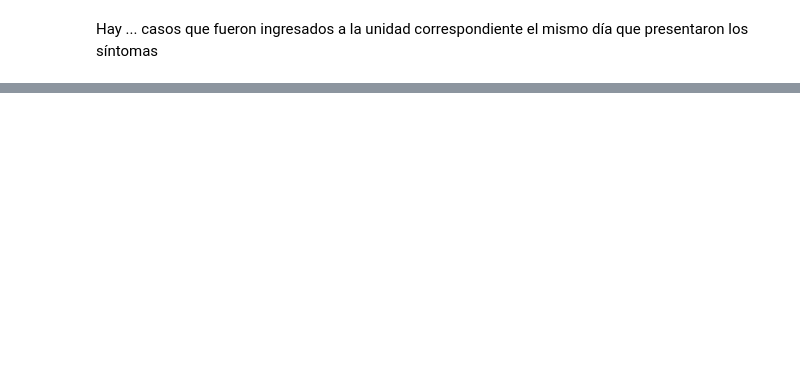
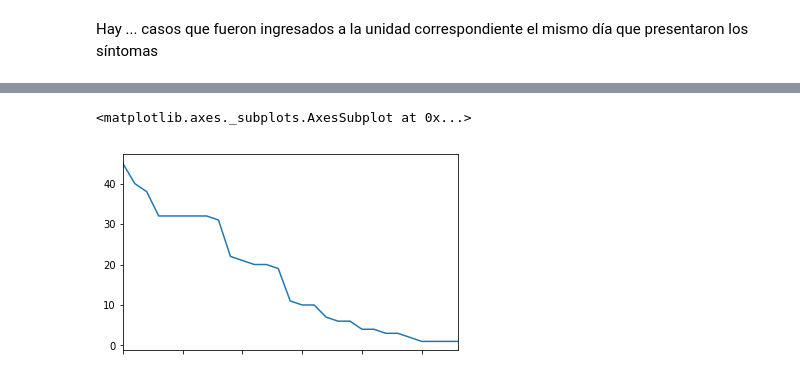
Before and after one commit to jr2bg/COVID19_MX_dataAnalysis, a Jupyter notebook: COVID19_mx.ipynb, the cells around one changed output, grey strips where cells are left out. Saved outputs shown, nothing was run; the diff lists cells and outputs as text; code cells hidden in the pictures; blank space fills up the shorter version.

```diff
--- a/COVID19_mx.ipynb
+++ b/COVID19_mx.ipynb
@@ -156,0 +228,6 @@ Hay ... casos que fueron ingresados a la unidad correspondiente el mismo día qu
+# %%
+df_fallecidos_COVID = df_fallecidos[df_fallecidos["RESULTADO"] == 1].copy()
+df_fallecidos_COVID["DIAS_ENF"].value_counts().plot()
+# %% [output]
+<matplotlib.axes._subplots.AxesSubplot at 0x...>
+[figure, added]
```
Also changed, not shown: parts of 19 cells of this notebook, 3 other files.
